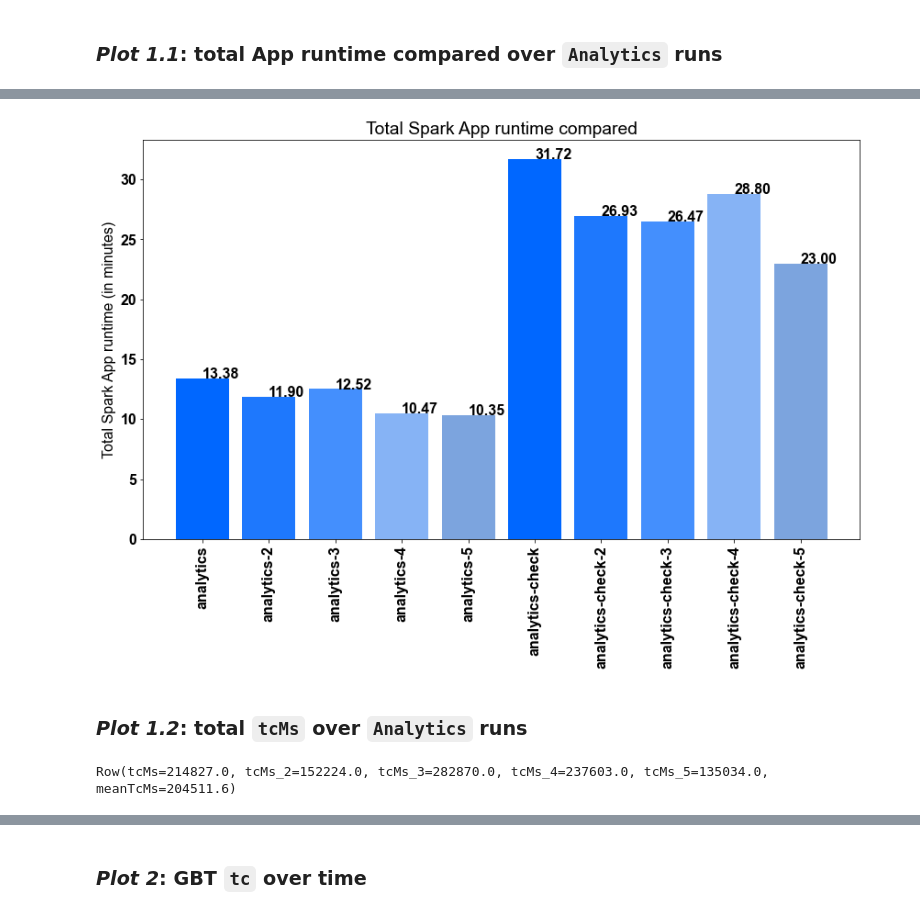
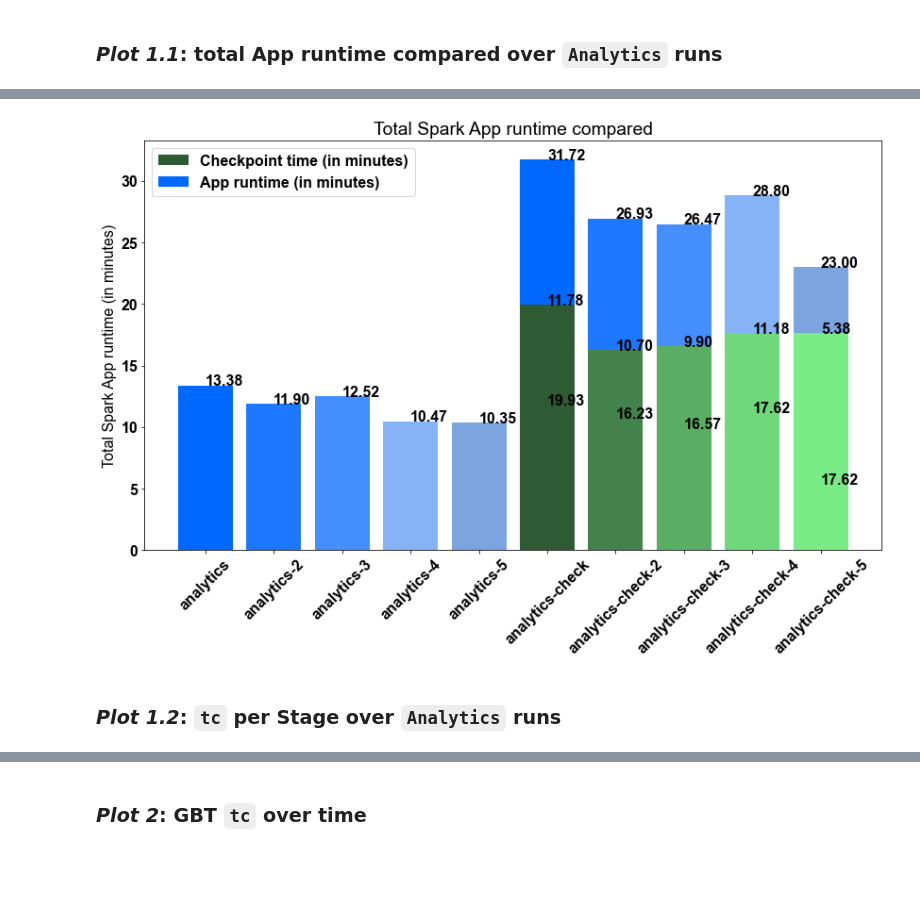
Before and after one commit to felidsche/enel-experiments, a Jupyter notebook: evaluation/gbt_analytics_cluster_experiments-large.ipynb, the cells around one changed output, grey strips where cells are left out. Saved outputs shown, nothing was run; the diff lists cells and outputs as text; code cells hidden in the pictures; blank space fills up the shorter version.

```diff
--- a/evaluation/gbt_analytics_cluster_experiments-large.ipynb
+++ b/evaluation/gbt_analytics_cluster_experiments-large.ipynb
@@ -111,8 +112,8 @@ for key, value in analytics_df_runs.items():
         df_inc.columns[6],  # numCompleteTasks
         df_inc.columns[7],  # numFailedTasks
         df_inc.columns[8],  # numKilledTasks
-        df_inc.columns[13],  # taskAttempt
-        df_inc.columns[14],  # taskDuration
+        df_inc.columns[12],  # taskAttempt
+        df_inc.columns[13],  # taskDuration
         df_inc.columns[17],  # (Stage)submissionTime (for duration)
         df_inc.columns[19]  # (Stage)completionTime (for duration)
     ]
@@ -175,9 +176,10 @@ for key, value in analytics_check_df_runs.items():
         df.columns[6],  # numCompleteTasks
         df.columns[7],  # numFailedTasks
         df.columns[8],  # numKilledTasks
-        df.columns[13],  # taskAttempt
-        df.columns[14],  # taskDuration
-        df.columns[16],  # tcMs
+        df.columns[12],  # taskAttempt
+        df.columns[13],  # taskDuration
+        df.columns[15],  # tcMinStage
+        df.columns[16],  # tcMinTask
         df.columns[17],  # (Stage)submissionTime (for duration)
         df.columns[19]  # (Stage)completionTime (for duration)
     ]
@@ -265,9 +267,14 @@ analytics_check_df = analytics_check_df.withColumn(
 )
 
 analytics_check_df = analytics_check_df.withColumn(
-    "meanTcMs",
-    ((F.col("tcMs") + F.col("tcMs_2") + F.col("tcMs_3") + F.col("tcMs_4") + F.col("tcMs_5")) / 5)
+    "meanTcMinStage",
+    ((F.col("tcMinStage") + F.col("tcMinStage_2") + F.col("tcMinStage_3") + F.col("tcMinStage_4") + F.col("tcMinStage_5")) / 5)
 )
+
+analytics_check_df = analytics_check_df.withColumn(
+    "meanTcMinTask",
+    ((F.col("tcMinTask") + F.col("tcMinTask_2") + F.col("tcMinTask_3") + F.col("tcMinTask_4") + F.col("tcMinTask_5")) / 5)
+)
 # %%
 gbt_df = cast(gbt_df)
 # %%
@@ -461,50 +530,54 @@ print(f"In sum, checkpointing in the Analytics workloads took (mean): {analytics
 # %%
 import matplotlib.pyplot as plt
 from matplotlib.pyplot import figure
+import operator
 
 font = {'family' : 'arial',
         'weight' : 'bold',
         'size'   : 16}
 
 plt.rc('font', **font)
 
 
 labels = ['analytics', 'analytics-2', 'analytics-3', 'analytics-4', 'analytics-5', 'analytics-check', 'analytics-check-2', 'analytics-check-3', 'analytics-check-4', 'analytics-check-5']
 
 # list index indicates run sequence
 analytics_runtime_list = []
+analytics_checkpoint_times = [0,0,0,0,0]
 analytics_check_runtime_list = []
 for i, j in zip(analytics_runtime, analytics_check_runtime):
     analytics_runtime_list.append(i / 60)
     analytics_check_runtime_list.append(j / 60)
 
-
 runtimes = analytics_runtime_list + analytics_check_runtime_list
+runtimes_derived = analytics_runtime_list + list(map(operator.sub, analytics_check_runtime_list, analytics_check_tc_list))  # subtract the checkpoint time from the runtime
+checkpoint_times = analytics_checkpoint_times + analytics_check_tc_list
 
 fig, ax = plt.subplots()
 fig.set_size_inches(14, 8)
 
-ax.bar(labels, runtimes, label='App runtime (in minutes)', color=["#0067ff", "#1e78fd", "#448ffd", "#86b3f5", "#7ca4de"])
+
+
+ax.bar(labels, checkpoint_times, label="Checkpoint time (in minutes)", color=["#2f5b34", "#43824a", "#5aae63", "#6fd87b", "#79ec86"])
+ax.bar(labels, runtimes_derived, label='App runtime (in minutes)', bottom=checkpoint_times, color=["#0067ff", "#1e78fd", "#448ffd", "#86b3f5", "#7ca4de"])
 
 # annotate the values to the bars
-for i,j in zip(labels,runtimes):
-    ax.annotate(str(format(j, '.2f')),xy=(i,j))
+for i, j, k, l in zip(labels, runtimes_derived, checkpoint_times, runtimes):
+    # skip the checkpoint annotations for non-checkpoint runs
+    if k != 0:
+        ax.annotate(str(format(l, '.2f')),xy=(i,l))
+        ax.annotate(str(format(k, '.2f')),xy=(i,j))
+        ax.annotate(str(format(j, '.2f')),xy=(i,k))
+    else:
+        ax.annotate(str(format(l, '.2f')),xy=(i,l))
+        #ax.annotate(str(format(j, '.2f')),xy=(i,k))
 
 ax.set_ylabel('Total Spark App runtime (in minutes)')
 ax.set_title('Total Spark App runtime compared')
-ax.set_xticklabels(labels, rotation = 90)
-
+ax.set_xticklabels(labels, rotation = 45)
+plt.legend()
 plt.show()
 # %% [output]
-[figure, old version]
+[figure, new version]
 # %% [markdown]
-### *Plot 1.2*: total `tcMs`  over `Analytics` runs
+### *Plot 1.2*:  `tc`  per Stage over `Analytics` runs
-# %%
-analytics_check_tcMs = analytics_check_df.filter(
-    (~F.isnan(F.col("tcMs"))) &
-    (~F.isnan(F.col("meanTcMs")))
-).select("tcMs", "tcMs_2", "tcMs_3", "tcMs_4", "tcMs_5", "meanTcMs").distinct().collect()[0]  # in ms
-
-print(analytics_check_tcMs)
-# %% [output]
-Row(tcMs=214827.0, tcMs_2=152224.0, tcMs_3=282870.0, tcMs_4=237603.0, tcMs_5=135034.0, meanTcMs=204511.6)
```
Also changed, not shown: parts of 24 cells of this notebook, 9 other files.
